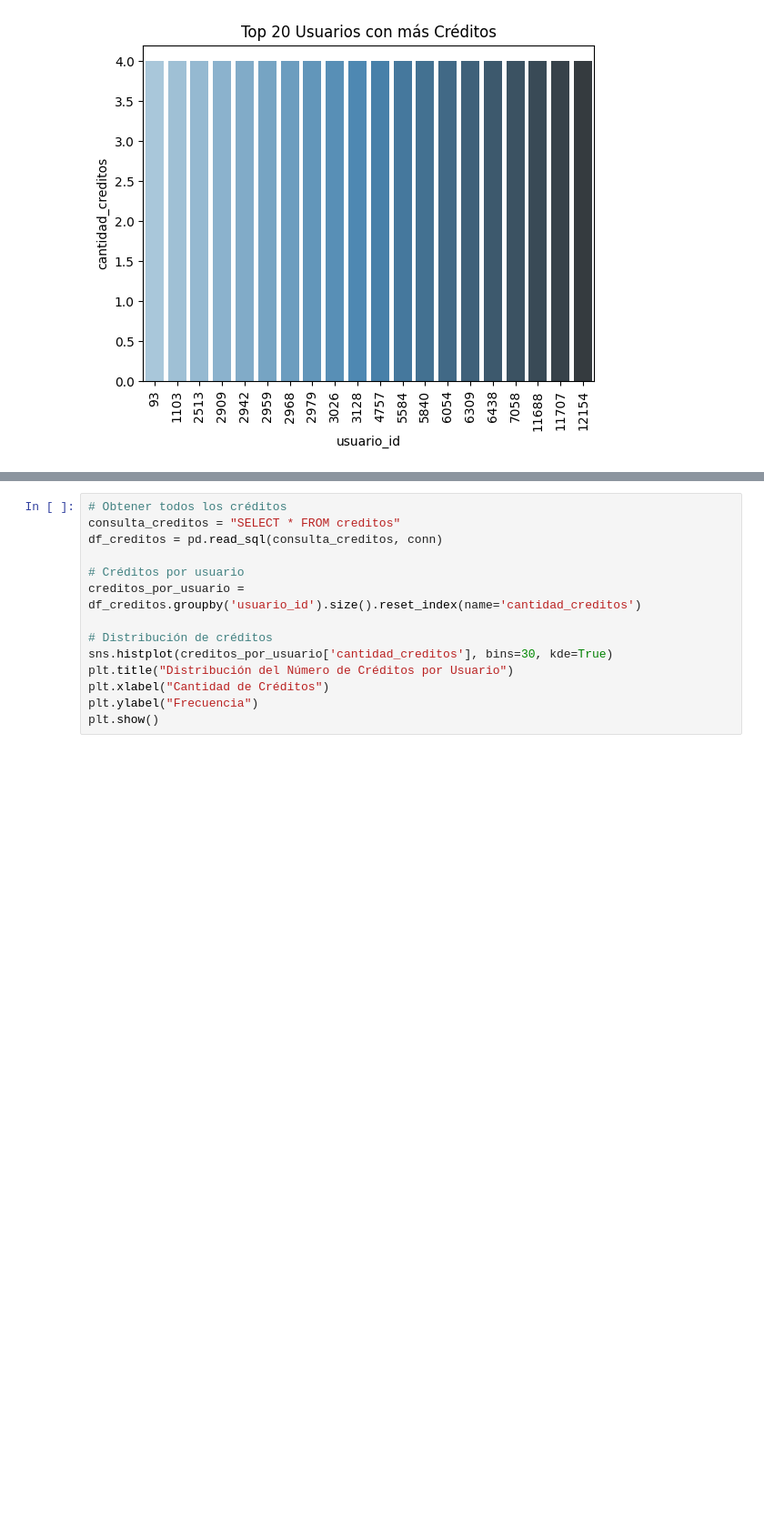
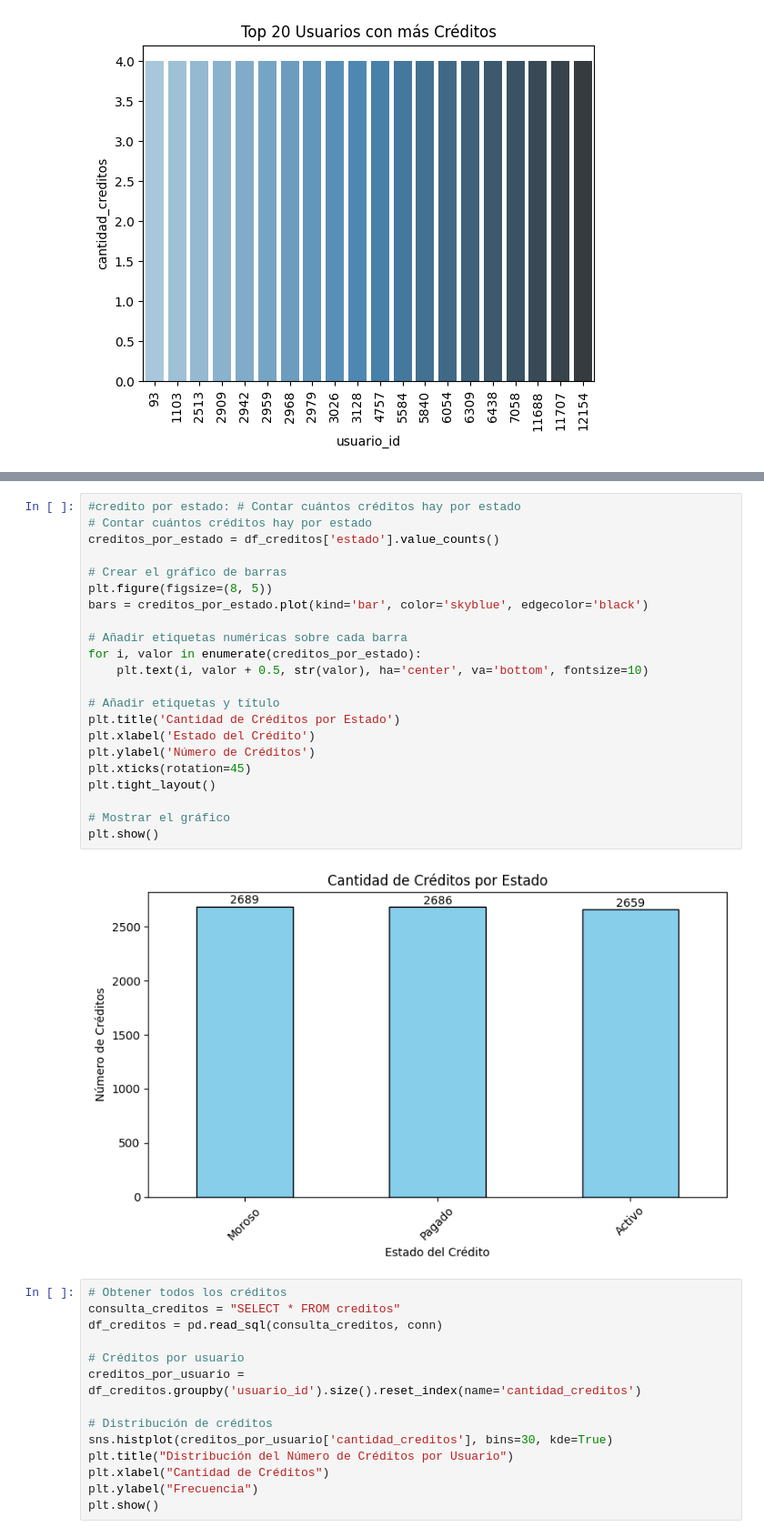
Before and after one commit to vfpomer/banco_creditos, a Jupyter notebook: notebooks/banco_EDA.ipynb, the cells around one changed output, grey strips where cells are left out. Shown: that part at 91% size. Drawn from its saved outputs; the diff is of its cells as text; blank space fills up the shorter version.

```diff
--- a/notebooks/banco_EDA.ipynb
+++ b/notebooks/banco_EDA.ipynb
@@ -194,3 +234,27 @@ plt.show()
+# %%
+#credito por estado: # Contar cuántos créditos hay por estado
+# Contar cuántos créditos hay por estado
+creditos_por_estado = df_creditos['estado'].value_counts()
+
+# Crear el gráfico de barras
+plt.figure(figsize=(8, 5))
+bars = creditos_por_estado.plot(kind='bar', color='skyblue', edgecolor='black')
+
+# Añadir etiquetas numéricas sobre cada barra
+for i, valor in enumerate(creditos_por_estado):
+    plt.text(i, valor + 0.5, str(valor), ha='center', va='bottom', fontsize=10)
+
+# Añadir etiquetas y título
+plt.title('Cantidad de Créditos por Estado')
+plt.xlabel('Estado del Crédito')
+plt.ylabel('Número de Créditos')
+plt.xticks(rotation=45)
+plt.tight_layout()
+
+# Mostrar el gráfico
+plt.show()
+# %% [output]
+[figure, added]
 # %%
 # Obtener todos los créditos
 consulta_creditos = "SELECT * FROM creditos"
```
Also changed, not shown: parts of 38 cells of this notebook.
